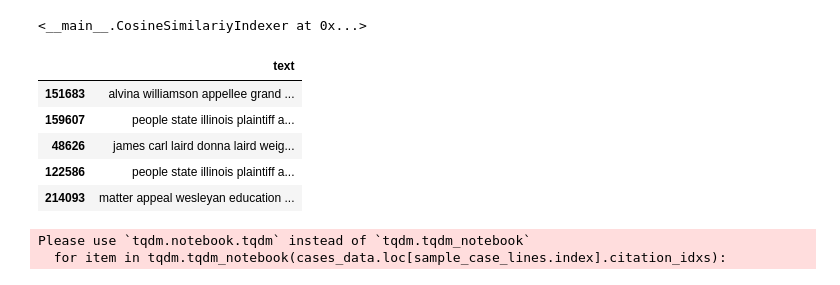
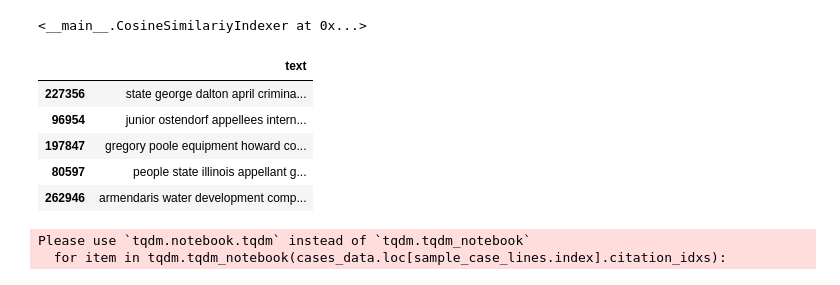
Before and after one commit to parambharat/cs109b-grp9-final-project, a Jupyter notebook: notebooks/grp9-milestone-2-submission.ipynb, the cells around one changed output. Saved outputs shown, nothing was run; the diff lists cells and outputs as text; code cells hidden in the pictures.

```diff
--- a/notebooks/grp9-milestone-2-submission.ipynb
+++ b/notebooks/grp9-milestone-2-submission.ipynb
@@ -839,16 +863,16 @@ INFO : created <265773x50000 sparse matrix of type '<class 'numpy.float32'>'
 # %%
 # we sample a few cases to validate our hypothesis related to text similarity
 # note this is still training set and not a dev or test set
-# sample_case_lines = case_lines.sample(1000)
+sample_case_lines = case_lines.sample(1000)
 with pd.option_context('display.max_colwidth', 400):
     display(sample_case_lines.head())
 # %% [output]
 |  | text |
-| 151683 | alvina williamson appellee grand ... |
-| 159607 | people state illinois plaintiff a... |
-| 48626 | james carl laird donna laird weig... |
-| 122586 | people state illinois plaintiff a... |
-| 214093 | matter appeal wesleyan education ... |
+| 227356 | state george dalton april crimina... |
+| 96954 | junior ostendorf appellees intern... |
+| 197847 | gregory poole equipment howard co... |
+| 80597 | people state illinois appellant g... |
+| 262946 | armendaris water development comp... |
 # %%
 # get similairty of queries to corpus
 sample_preds = similarity_indexer.predict(sample_case_lines.text.str.split())
```
Also changed, not shown: parts of 70 cells of this notebook.
